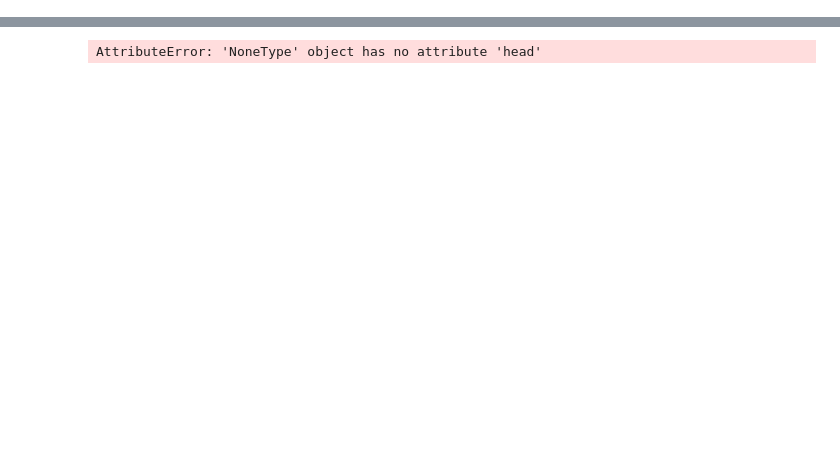
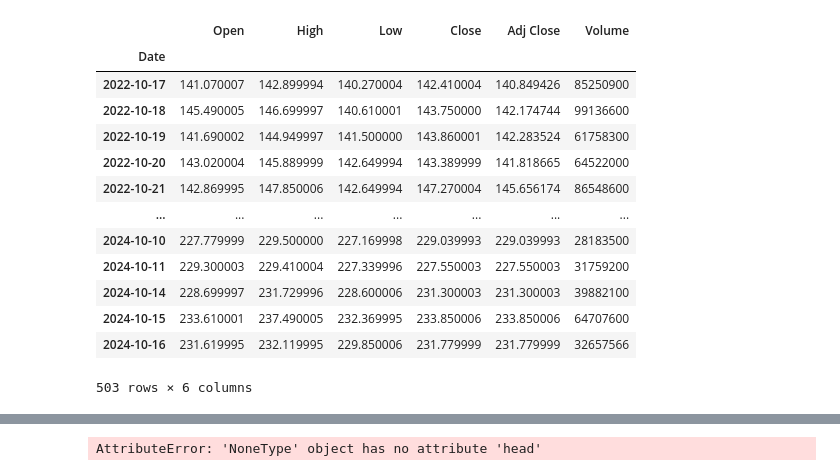
Before and after one commit to XinyangNick/Stocks_selection, a Jupyter notebook: test.ipynb, the cells around one changed output, grey strips where cells are left out. Saved outputs shown, nothing was run; the diff lists cells and outputs as text; code cells hidden in the pictures; blank space fills up the shorter version.

```diff
--- a/test.ipynb
+++ b/test.ipynb
@@ -16,0 +79,17 @@ hist2 = yf.Ticker(ticker).history(period="ytd")
+# %%
+hist
+# %% [output]
+|  | Open | High | Low | Close | Adj Close | Volume |
+| Date |  |  |  |  |  |  |
+| 2022-10-17 | 141.070007 | 142.899994 | 140.270004 | 142.410004 | 140.849426 | 85250900 |
+| 2022-10-18 | 145.490005 | 146.699997 | 140.610001 | 143.750000 | 142.174744 | 99136600 |
+| 2022-10-19 | 141.690002 | 144.949997 | 141.500000 | 143.860001 | 142.283524 | 61758300 |
+| 2022-10-20 | 143.020004 | 145.889999 | 142.649994 | 143.389999 | 141.818665 | 64522000 |
+| 2022-10-21 | 142.869995 | 147.850006 | 142.649994 | 147.270004 | 145.656174 | 86548600 |
+| ... | ... | ... | ... | ... | ... | ... |
+| 2024-10-10 | 227.779999 | 229.500000 | 227.169998 | 229.039993 | 229.039993 | 28183500 |
+| 2024-10-11 | 229.300003 | 229.410004 | 227.339996 | 227.550003 | 227.550003 | 31759200 |
+| 2024-10-14 | 228.699997 | 231.729996 | 228.600006 | 231.300003 | 231.300003 | 39882100 |
+| 2024-10-15 | 233.610001 | 237.490005 | 232.369995 | 233.850006 | 233.850006 | 64707600 |
+| 2024-10-16 | 231.619995 | 232.119995 | 229.850006 | 231.779999 | 231.779999 | 32657566 |
+503 rows × 6 columns
```
Also changed, not shown: parts of 21 cells of this notebook, 1 other file.
